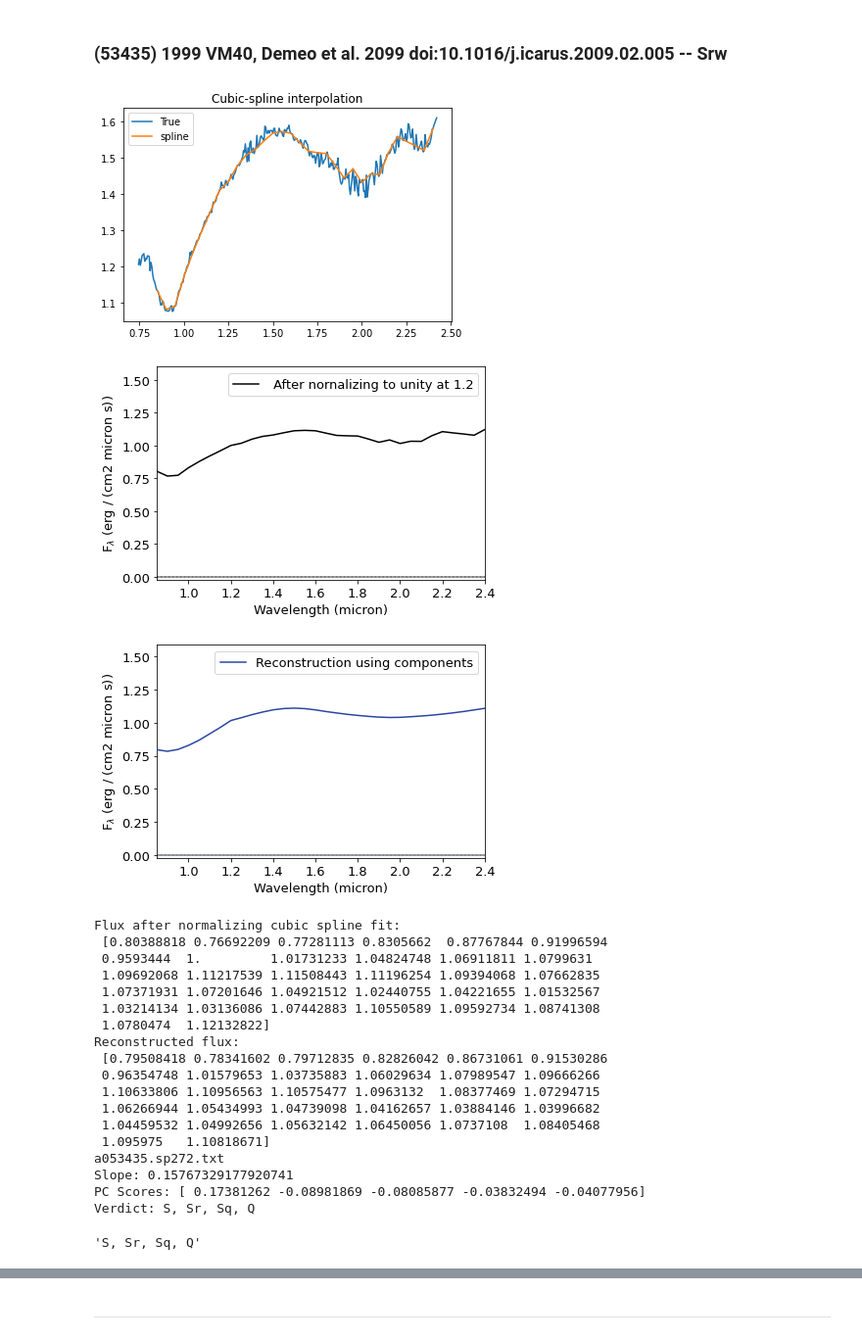
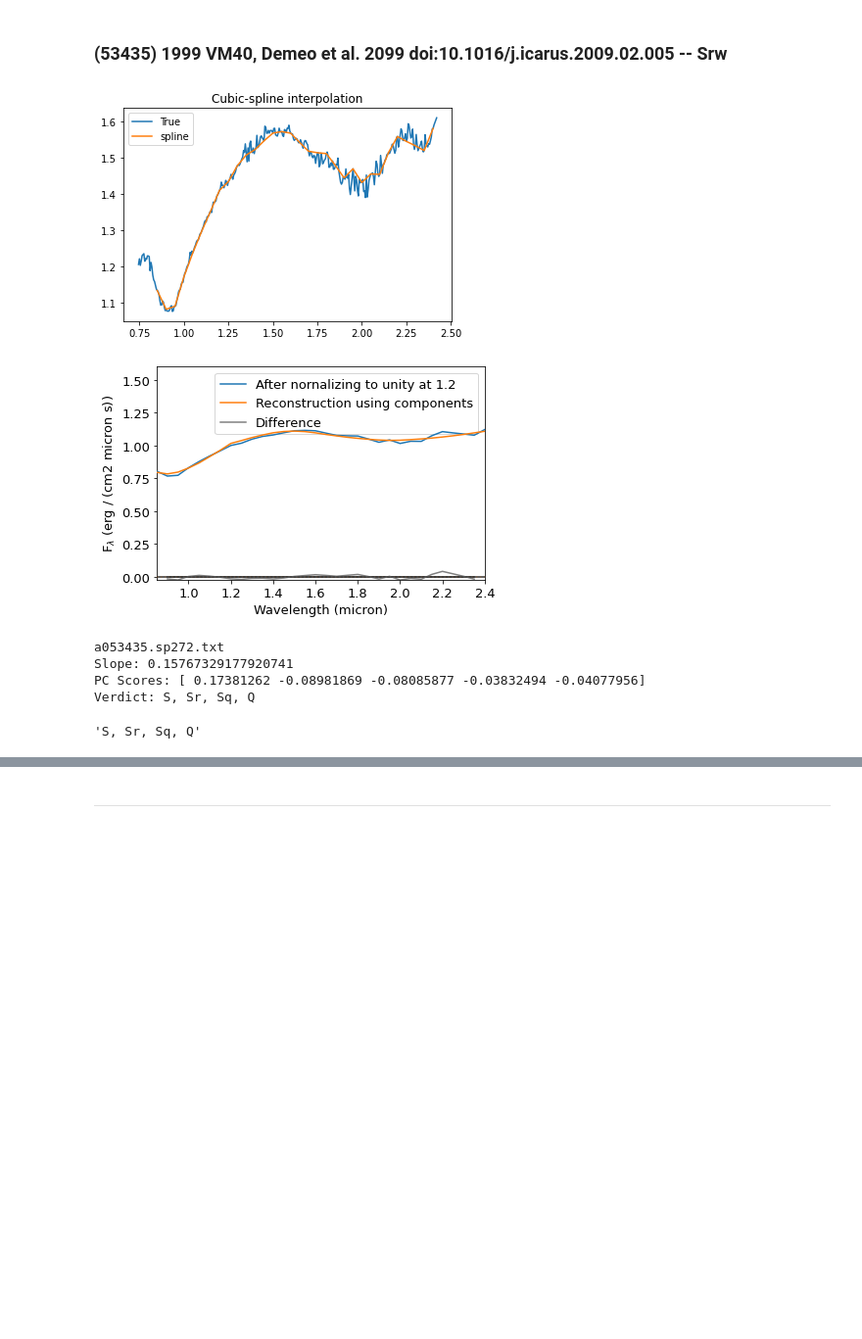
Before and after one commit to jcswong/splat_projects, a Jupyter notebook: AsteroidClassification/classifyAsteroidV3.ipynb, the cells around one changed output, grey strips where cells are left out. Shown at 98% size. Saved outputs shown, nothing was run; the diff lists cells and outputs as text; code cells hidden in the pictures; blank space fills up the shorter version.

```diff
--- a/AsteroidClassification/classifyAsteroidV3.ipynb
+++ b/AsteroidClassification/classifyAsteroidV3.ipynb
@@ -305,13 +305,13 @@ def get_scores(pcs, subtracted_reflectance):
 ---
 ### Main Classification routine
 # %%
-def classifyAsteroid(spectrum_path, waverange = [0.85, 2.45], norm = 1.2, plot = False, verbose = False):
+def classifyAsteroid(spectrumObject, waverange = [0.85, 2.45], norm = 1.2, plot = False, verbose = False):
     '''
     Classify asteroid given a .txt file
     '''
 
     # creating a splat.Spectrum Object
-    sp = MITHNEOS_to_Spectrum(spectrum_path)
+    sp = spectrumObject
 
     # preparing the object, cubic spline, dividing out the slope
     sp_reduced, slope_value, slope_line = form_data_pairs([sp], waverange, norm)
@@ -326,9 +326,13 @@ def classifyAsteroid(spectrum_path, waverange = [0.85, 2.45], norm = 1.2, plot =
         reconstructed_flux = (np.dot(pc_scores, PC_VECTORS) + CHANNEL_MEANS)*slope_line
 
         sp_with_norm_spline = splat.Spectrum(wave=sp_reduced[0][0], flux=sp_reflectance*slope_line)
-        sp_with_norm_spline.plot(label =' After nornalizing to unity at ' + str(norm))
+#         sp_with_norm_spline.plot(label =' After nornalizing to unity at ' + str(norm))
         sp_re = splat.Spectrum(wave = sp_re_wave, flux = reconstructed_flux)
-        sp_re.plot(label = 'Reconstruction using components', color ='#2A46A3')
+#         sp_re.plot(label = 'Reconstruction using components', color ='#2A46A3')
+
+        comp = splat.compareSpectra(sp_with_norm_spline,sp_re)        # compare spectra to get optimal scaling
+        splat.plot.plotSpectrum([sp_with_norm_spline,sp_re, sp_with_norm_spline - sp_re],color=['tab:blue','tab:orange', 'tab:gray'],legend=['After nornalizing to unity at ' + str(norm),'Reconstruction using components', 'Difference'])
+
 
     if verbose:
         reconstructed_flux = (np.dot(pc_scores, PC_VECTORS) + CHANNEL_MEANS)*slope_line
@@ -496,25 +500,11 @@ ___
 # %% [markdown]
 ### (53435) 1999 VM40, Demeo et al. 2099 doi:10.1016/j.icarus.2009.02.005 -- Srw
 # %%
-classifyAsteroid('D:\\PythonCodes\\JupyterWorkspace\\splat_projects/MITHNEOS_data/sp272/a053435.sp272.txt', plot=True, verbose = True)
+ex1_spec = MITHNEOS_to_Spectrum('D:\\PythonCodes\\JupyterWorkspace\\splat_projects/MITHNEOS_data/sp272/a053435.sp272.txt')
+classifyAsteroid(ex1_spec, plot = True)
 # %% [output]
 [figure]
-[figure, old version]
+[figure, new version]
-[figure, removed]
-Flux after normalizing cubic spline fit:
- [0.80388818 0.76692209 0.77281113 0.8305662  0.87767844 0.91996594
- 0.9593444  1.         1.01731233 1.04824748 1.06911811 1.0799631
- 1.09692068 1.11217539 1.11508443 1.11196254 1.09394068 1.07662835
- 1.07371931 1.07201646 1.04921512 1.02440755 1.04221655 1.01532567
- 1.03214134 1.03136086 1.07442883 1.10550589 1.09592734 1.08741308
- 1.0780474  1.12132822]
-Reconstructed flux:
- [0.79508418 0.78341602 0.79712835 0.82826042 0.86731061 0.91530286
- 0.96354748 1.01579653 1.03735883 1.06029634 1.07989547 1.09666266
- 1.10633806 1.10956563 1.10575477 1.0963132  1.08377469 1.07294715
- 1.06266944 1.05434993 1.04739098 1.04162657 1.03884146 1.03996682
- 1.04459532 1.04992656 1.05632142 1.06450056 1.0737108  1.08405468
- 1.095975   1.10818671]
 a053435.sp272.txt
 Slope: 0.15767329177920741
 PC Scores: [ 0.17381262 -0.08981869 -0.08085877 -0.03832494 -0.04077956]
```
Also changed, not shown: parts of 7 cells of this notebook.
